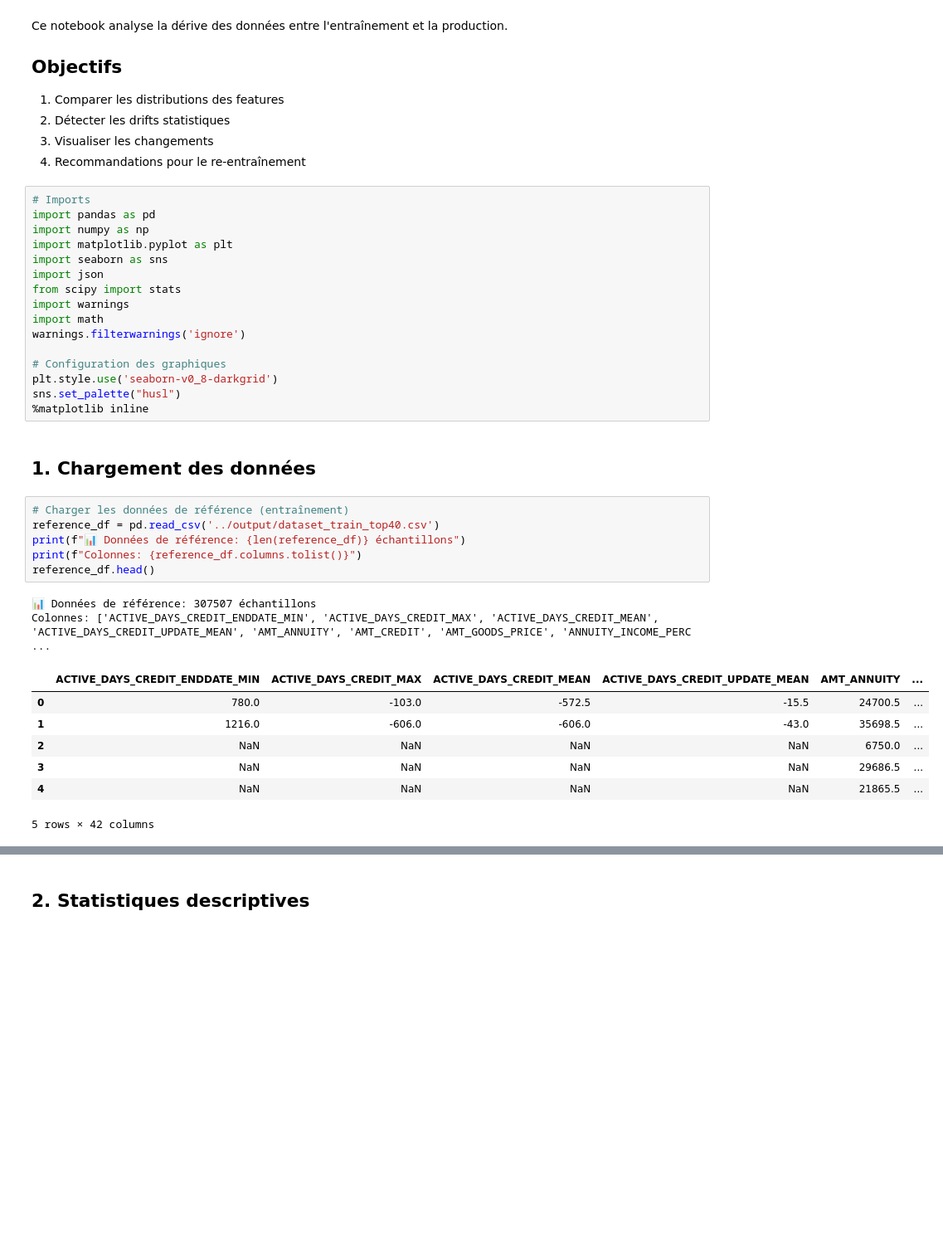
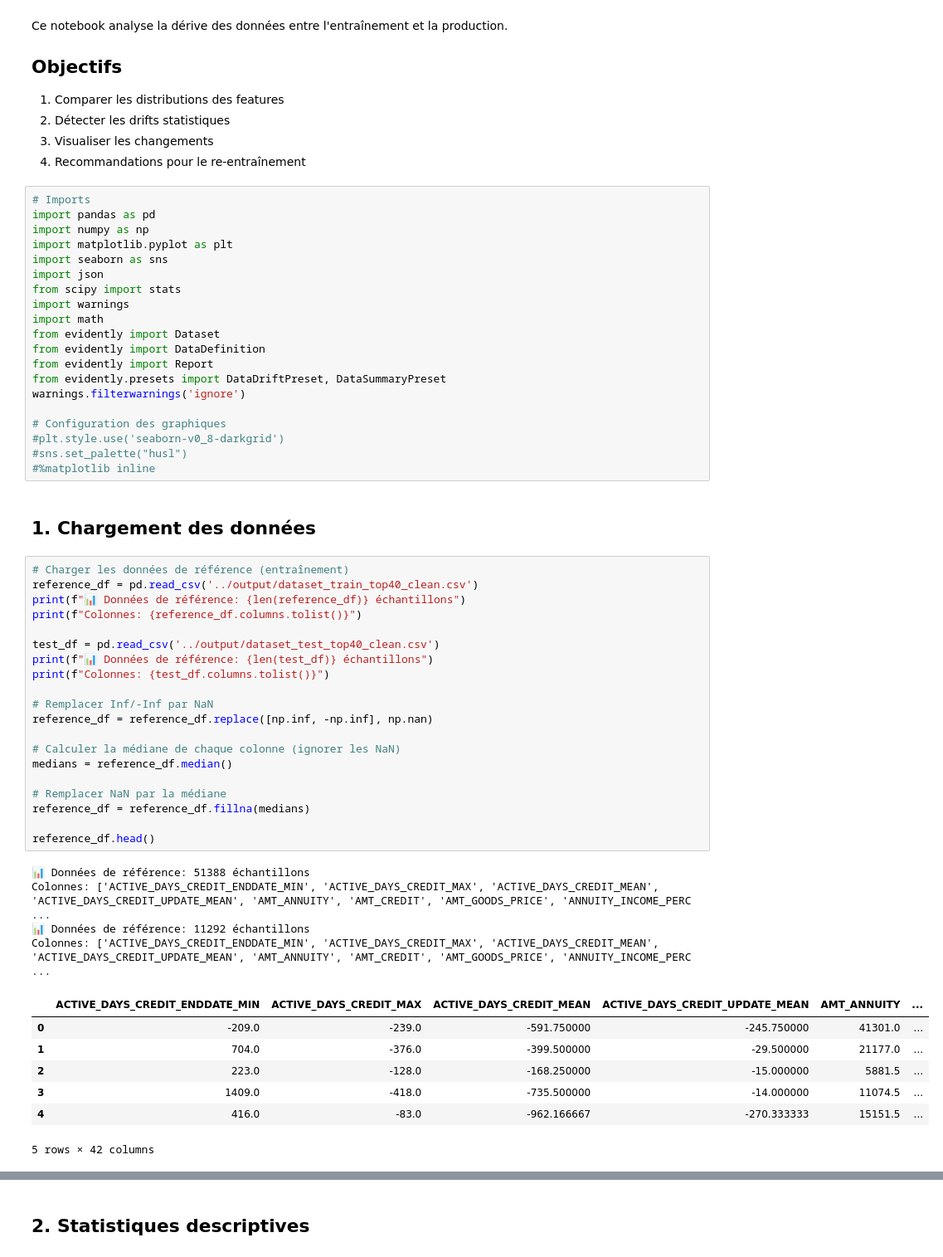
Before and after one commit to ticoraph/ReadyToSpendMonitor, a Jupyter notebook: notebooks/drift_analysis.ipynb, the cells around one changed output, grey strips where cells are left out. Shown at 83% size. Cells and saved outputs as stored; diff of their text form; blank space fills up the shorter version.

Commit message:
reports ok

```diff
--- a/notebooks/drift_analysis.ipynb
+++ b/notebooks/drift_analysis.ipynb
@@ -18,29 +18,49 @@ import json
 from scipy import stats
 import warnings
 import math
+from evidently import Dataset
+from evidently import DataDefinition
+from evidently import Report
+from evidently.presets import DataDriftPreset, DataSummaryPreset
 warnings.filterwarnings('ignore')
 
 # Configuration des graphiques
-plt.style.use('seaborn-v0_8-darkgrid')
-sns.set_palette("husl")
-%matplotlib inline
+#plt.style.use('seaborn-v0_8-darkgrid')
+#sns.set_palette("husl")
+#%matplotlib inline
 # %% [markdown]
 ## 1. Chargement des données
 # %%
 # Charger les données de référence (entraînement)
-reference_df = pd.read_csv('../output/dataset_train_top40.csv')
+reference_df = pd.read_csv('../output/dataset_train_top40_clean.csv')
 print(f"📊 Données de référence: {len(reference_df)} échantillons")
 print(f"Colonnes: {reference_df.columns.tolist()}")
+
+test_df = pd.read_csv('../output/dataset_test_top40_clean.csv')
+print(f"📊 Données de référence: {len(test_df)} échantillons")
+print(f"Colonnes: {test_df.columns.tolist()}")
+
+# Remplacer Inf/-Inf par NaN
+reference_df = reference_df.replace([np.inf, -np.inf], np.nan)
+
+# Calculer la médiane de chaque colonne (ignorer les NaN)
+medians = reference_df.median()
+
+# Remplacer NaN par la médiane
+reference_df = reference_df.fillna(medians)
+
 reference_df.head()
 # %% [output]
-📊 Données de référence: 307507 échantillons
+📊 Données de référence: 51388 échantillons
 Colonnes: ['ACTIVE_DAYS_CREDIT_ENDDATE_MIN', 'ACTIVE_DAYS_CREDIT_MAX', 'ACTIVE_DAYS_CREDIT_MEAN', 'ACTIVE_DAYS_CREDIT_UPDATE_MEAN', 'AMT_ANNUITY', 'AMT_CREDIT', 'AMT_GOODS_PRICE', 'ANNUITY_INCOME_PERC ...
+📊 Données de référence: 11292 échantillons
+Colonnes: ['ACTIVE_DAYS_CREDIT_ENDDATE_MIN', 'ACTIVE_DAYS_CREDIT_MAX', 'ACTIVE_DAYS_CREDIT_MEAN', 'ACTIVE_DAYS_CREDIT_UPDATE_MEAN', 'AMT_ANNUITY', 'AMT_CREDIT', 'AMT_GOODS_PRICE', 'ANNUITY_INCOME_PERC ...
 |  | ACTIVE_DAYS_CREDIT_ENDDATE_MIN | ACTIVE_DAYS_CREDIT_MAX | ACTIVE_DAYS_CREDIT_MEAN | ACTIVE_DAYS_CREDIT_UPDATE_MEAN | AMT_ANNUITY | ... |
-| 0 | 780.0 | -103.0 | -572.5 | -15.5 | 24700.5 | ... |
-| 1 | 1216.0 | -606.0 | -606.0 | -43.0 | 35698.5 | ... |
-| 2 | NaN | NaN | NaN | NaN | 6750.0 | ... |
-| 3 | NaN | NaN | NaN | NaN | 29686.5 | ... |
-| 4 | NaN | NaN | NaN | NaN | 21865.5 | ... |
+| 0 | -209.0 | -239.0 | -591.750000 | -245.750000 | 41301.0 | ... |
+| 1 | 704.0 | -376.0 | -399.500000 | -29.500000 | 21177.0 | ... |
+| 2 | 223.0 | -128.0 | -168.250000 | -15.000000 | 5881.5 | ... |
+| 3 | 1409.0 | -418.0 | -735.500000 | -14.000000 | 11074.5 | ... |
+| 4 | 416.0 | -83.0 | -962.166667 | -270.333333 | 15151.5 | ... |
 5 rows × 42 columns
 # %%
 # Charger les logs de production
```
Also changed, not shown: parts of 11 cells of this notebook, 5 other files.
